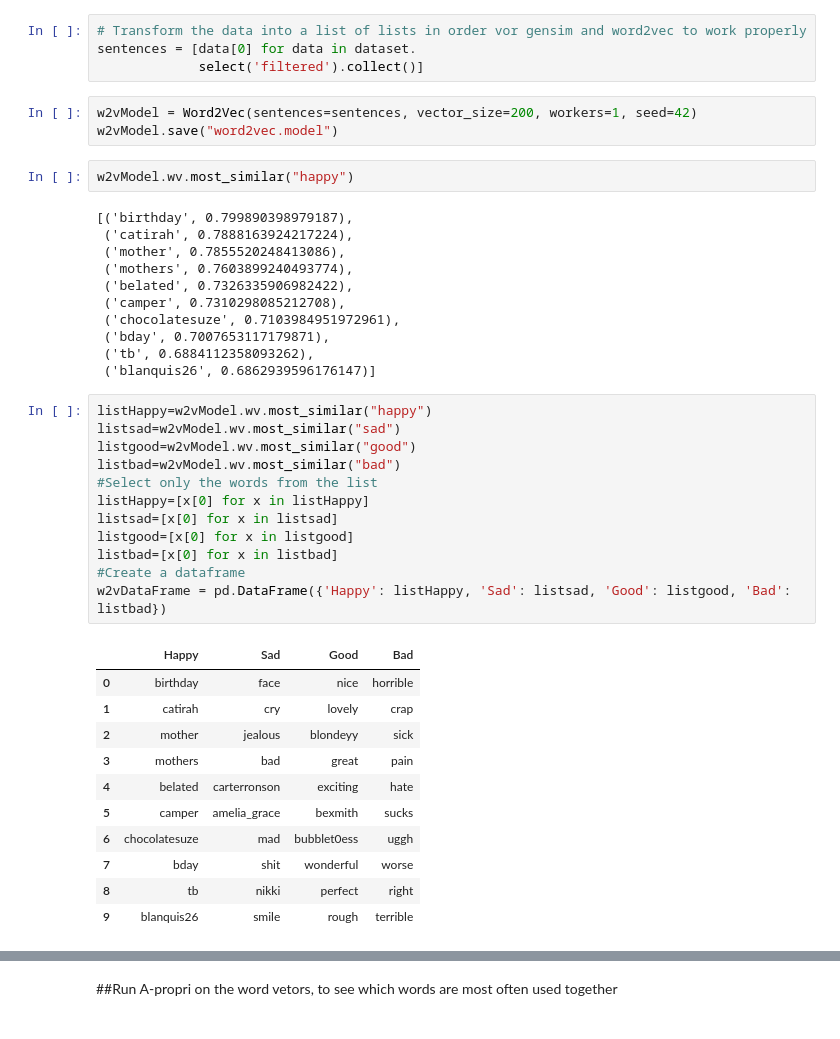
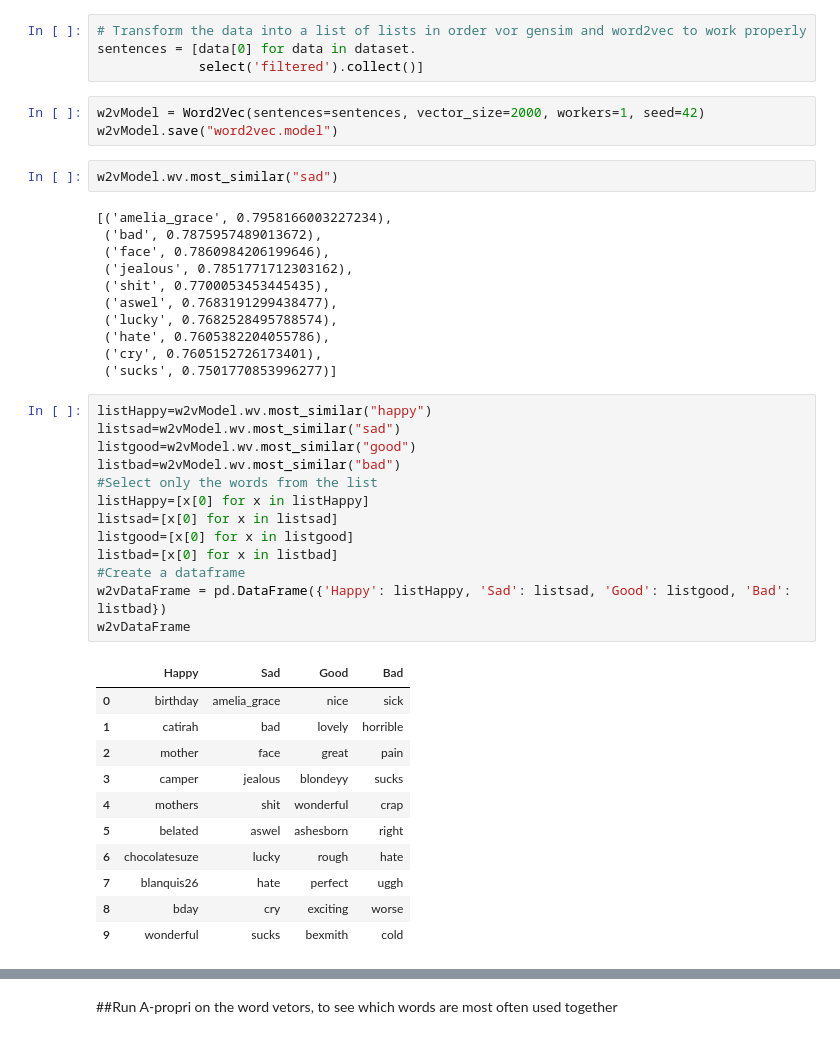
Before and after one commit to DavidRiemer02/DataMiningProj, a Jupyter notebook: DataMiningProj.ipynb, the cells around one changed output, grey strips where cells are left out. Saved outputs shown, nothing was run; the diff lists cells and outputs as text.

```diff
--- a/DataMiningProj.ipynb
+++ b/DataMiningProj.ipynb
@@ -164,42 +162,43 @@ root
 sentences = [data[0] for data in dataset.
              select('filtered').collect()]
 # %%
-w2vModel = Word2Vec(sentences=sentences, vector_size=200, workers=1, seed=42)
+w2vModel = Word2Vec(sentences=sentences, vector_size=2000, workers=1, seed=42)
 w2vModel.save("word2vec.model")
 # %%
-w2vModel.wv.most_similar("happy")
+w2vModel.wv.most_similar("sad")
 # %% [output]
-[('birthday', 0.799890398979187),
- ('catirah', 0.7888163924217224),
- ('mother', 0.7855520248413086),
- ('mothers', 0.7603899240493774),
- ('belated', 0.7326335906982422),
- ('camper', 0.7310298085212708),
- ('chocolatesuze', 0.7103984951972961),
- ('bday', 0.7007653117179871),
- ('tb', 0.6884112358093262),
- ('blanquis26', 0.6862939596176147)]
+[('amelia_grace', 0.7958166003227234),
+ ('bad', 0.7875957489013672),
+ ('face', 0.7860984206199646),
+ ('jealous', 0.7851771712303162),
+ ('shit', 0.7700053453445435),
+ ('aswel', 0.7683191299438477),
+ ('lucky', 0.7682528495788574),
+ ('hate', 0.7605382204055786),
+ ('cry', 0.7605152726173401),
+ ('sucks', 0.7501770853996277)]
 # %%
 listHappy=w2vModel.wv.most_similar("happy")
 listsad=w2vModel.wv.most_similar("sad")
 listgood=w2vModel.wv.most_similar("good")
 listbad=w2vModel.wv.most_similar("bad")
 #Select only the words from the list
 listHappy=[x[0] for x in listHappy]
 listsad=[x[0] for x in listsad]
 listgood=[x[0] for x in listgood]
 listbad=[x[0] for x in listbad]
 #Create a dataframe
 w2vDataFrame = pd.DataFrame({'Happy': listHappy, 'Sad': listsad, 'Good': listgood, 'Bad': listbad})
+w2vDataFrame
 # %% [output]
 |  | Happy | Sad | Good | Bad |
-| 0 | birthday | face | nice | horrible |
-| 1 | catirah | cry | lovely | crap |
-| 2 | mother | jealous | blondeyy | sick |
-| 3 | mothers | bad | great | pain |
-| 4 | belated | carterronson | exciting | hate |
-| 5 | camper | amelia_grace | bexmith | sucks |
-| 6 | chocolatesuze | mad | bubblet0ess | uggh |
-| 7 | bday | shit | wonderful | worse |
-| 8 | tb | nikki | perfect | right |
-| 9 | blanquis26 | smile | rough | terrible |
+| 0 | birthday | amelia_grace | nice | sick |
+| 1 | catirah | bad | lovely | horrible |
+| 2 | mother | face | great | pain |
+| 3 | camper | jealous | blondeyy | sucks |
+| 4 | mothers | shit | wonderful | crap |
+| 5 | belated | aswel | ashesborn | right |
+| 6 | chocolatesuze | lucky | rough | hate |
+| 7 | blanquis26 | hate | perfect | uggh |
+| 8 | bday | cry | exciting | worse |
+| 9 | wonderful | sucks | bexmith | cold |
```
Also changed, not shown: parts of 13 cells of this notebook.
